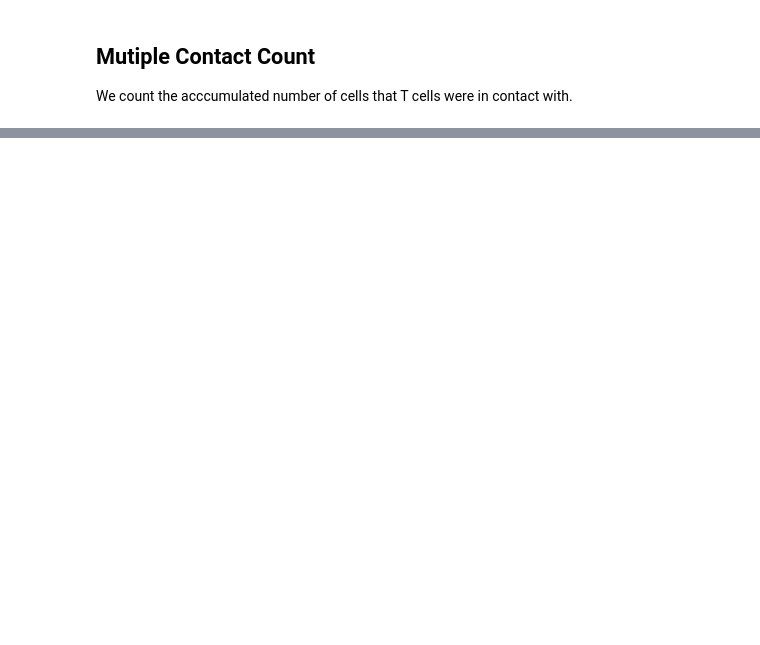
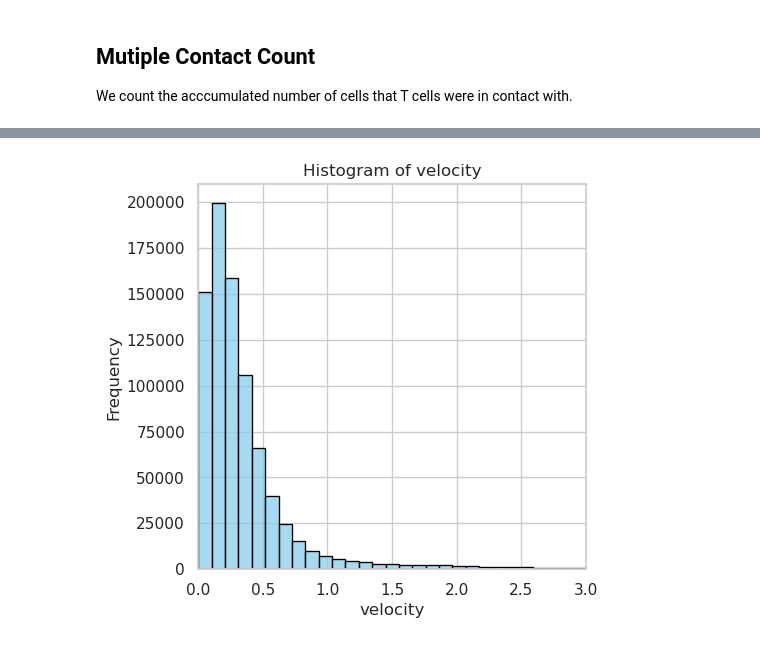
Before and after one commit to bpi-oxford/Cytotoxicity-Pipeline, a Jupyter notebook: notebooks/example_3.ipynb, the cells around one changed output, grey strips where cells are left out. Saved outputs shown, nothing was run; the diff lists cells and outputs as text; code cells hidden in the pictures; blank space fills up the shorter version.

```diff
--- a/notebooks/example_3.ipynb
+++ b/notebooks/example_3.ipynb
@@ -255,0 +318,12 @@ Text(0.5, 0, 'Total Cell Contact #')
+# %%
+from tqdm import tqdm
+
+fig, axs = plt.subplots(1,1,figsize=(5,5))
+axs.set_xlim(0,125)
+axs.set_ylim(0,125)
+
+for t in tqdm(range(50)):
+    tracks_df_filtered_ = tracks_df_filtered[tracks_df_filtered["frame"] == t]
+    tracks_df_filtered_.plot("distance travelled","displacement from origin",ax=axs,lw=0.2,color=t)
+
+# axs.get_legend().remove()
@@ -256,3 +341,20 @@ Text(0.5, 0, 'Total Cell Contact #')
+# %%
+import seaborn as sns
+
+fig, axs = plt.subplots(1,1,figsize=(5,5))
+axs.set_xlim(0,3)
+#axs.set_ylim(0,125)
+# Set Seaborn style
+sns.set(style='whitegrid')
+
+# Plot a histogram
+sns.histplot(data=tracks_df_filtered_, x='speed', bins=200, kde=False, color='skyblue', edgecolor='black')
+plt.title('Histogram of velocity')
+plt.xlabel('velocity')
+plt.ylabel('Frequency')
+plt.show()
+# %% [output]
+[figure, added]
 # %%
 # save tracks
 tracks_df_filtered.to_csv("/mnt/Data/UTSE/2023_10_17_Nyeso1HCT116_1G4CD8_icam_FR10s_0p1mlperh/Tcell_tracks/tracks/tcell_tracks_filtered.csv")
```
Also changed, not shown: parts of 13 cells of this notebook.
